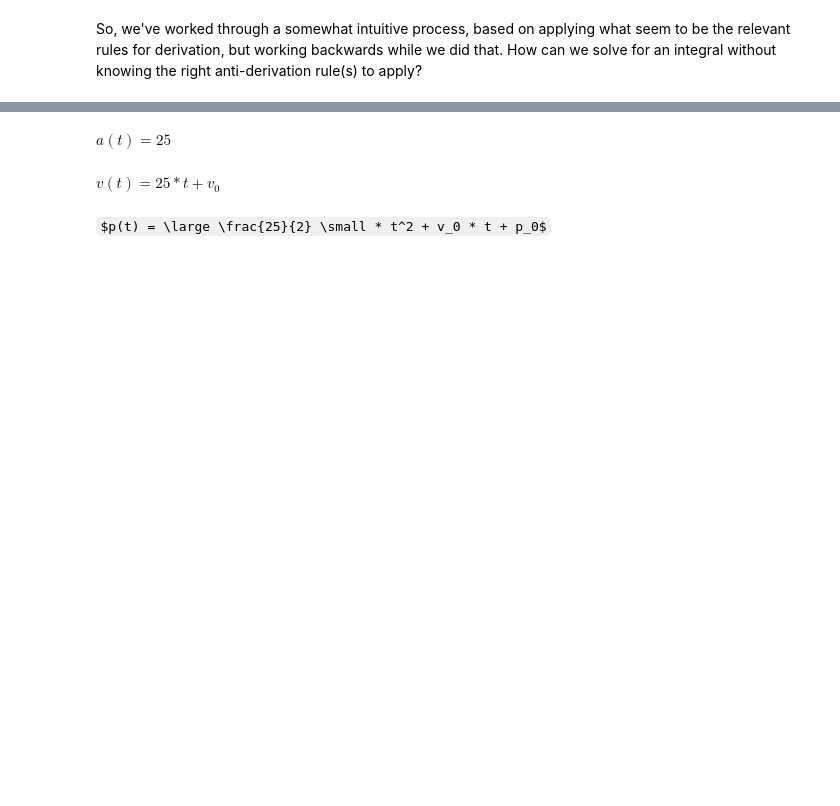
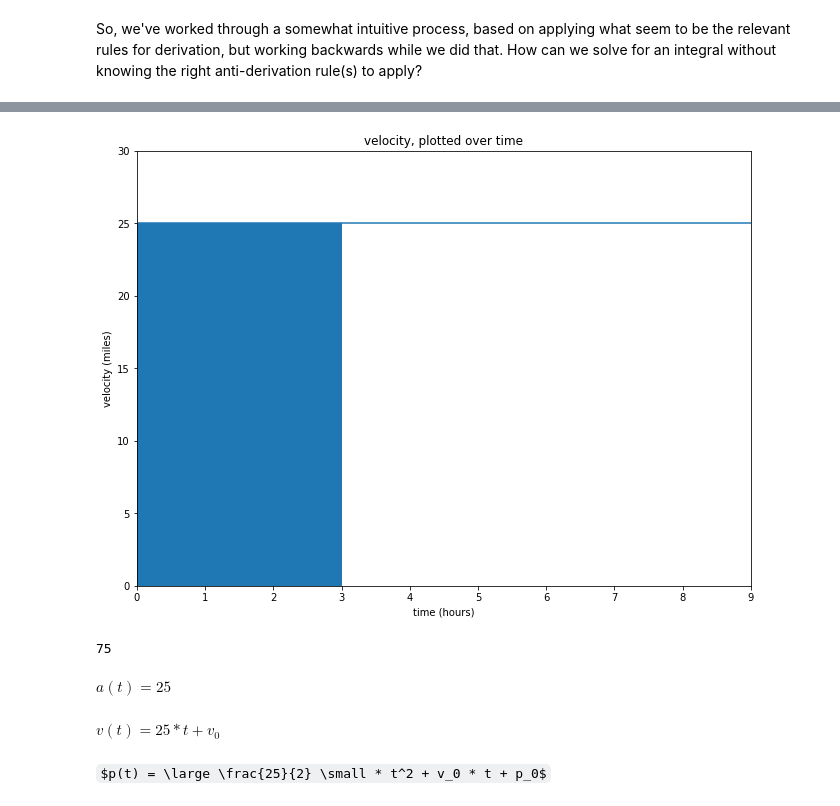
Before and after one commit to contently/math_class, a Jupyter notebook: calculus_integrals.ipynb, the cells around one changed output, grey strips where cells are left out. Cells and saved outputs as stored; diff of their text form; code cells hidden in the pictures; some formulas as TeX source; blank space fills up the shorter version.

```diff
--- a/calculus_integrals.ipynb
+++ b/calculus_integrals.ipynb
@@ -35,3 +58,17 @@ So, we've worked through a somewhat intuitive process, based on applying what se
+# %%
+ax = velocity.plot(figsize=(11, 8))
+xlab = ax.set_xlabel("time (hours)")
+ylab = ax.set_ylabel("velocity (miles)")
+title = ax.title.set_text("velocity, plotted over time")
+
+vline = ax.fill_between((0, 3), (v(0), v(3)))
+lim = ax.set_ylim(0, 30)
+# %% [output]
+[figure, added]
+# %%
+(v(3) - 0) * (3 - 0)
+# %% [output]
+75
 # %% [markdown]
 $a(t) = 25$
 # %% [markdown]
```
Also changed, not shown: parts of 17 cells of this notebook.
